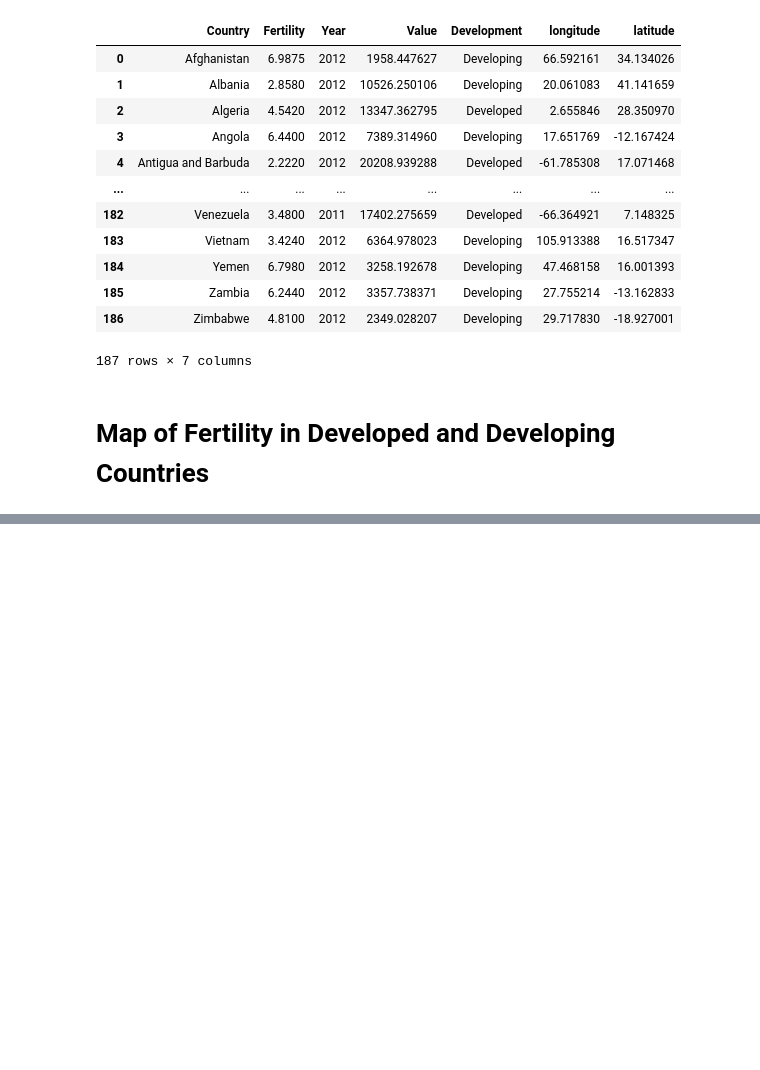
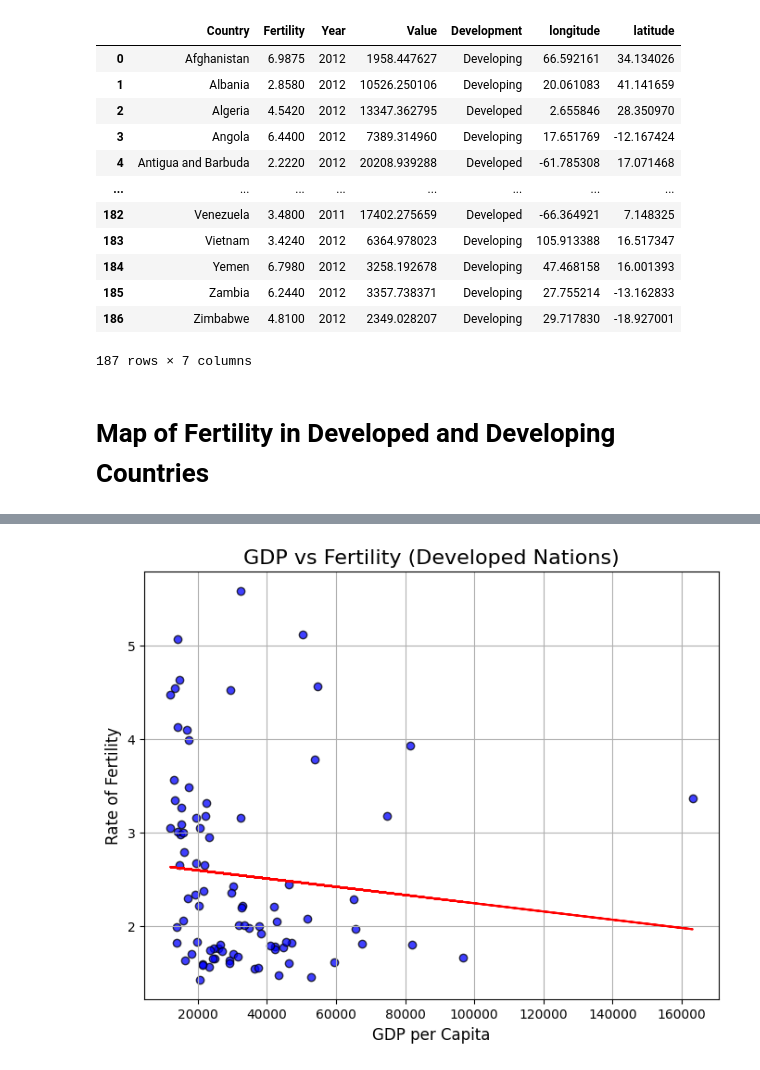
Before and after one commit to AidanDavid/development_vs_fertility, a Jupyter notebook: main.ipynb, the cells around one changed output, grey strips where cells are left out. Cells and saved outputs as stored; diff of their text form; code cells hidden in the pictures; blank space fills up the shorter version.

```diff
--- a/main.ipynb
+++ b/main.ipynb
@@ -273,0 +311,4 @@ map_plot
+# %%
+plot_lin_reg(deved_df["Value"], deved_df["Fertility"], "GDP per Capita", "Rate of Fertility", "GDP vs Fertility (Developed Nations)", "Developed")
+# %% [output]
+[figure, added]
```
Also changed, not shown: parts of 5 cells of this notebook.
